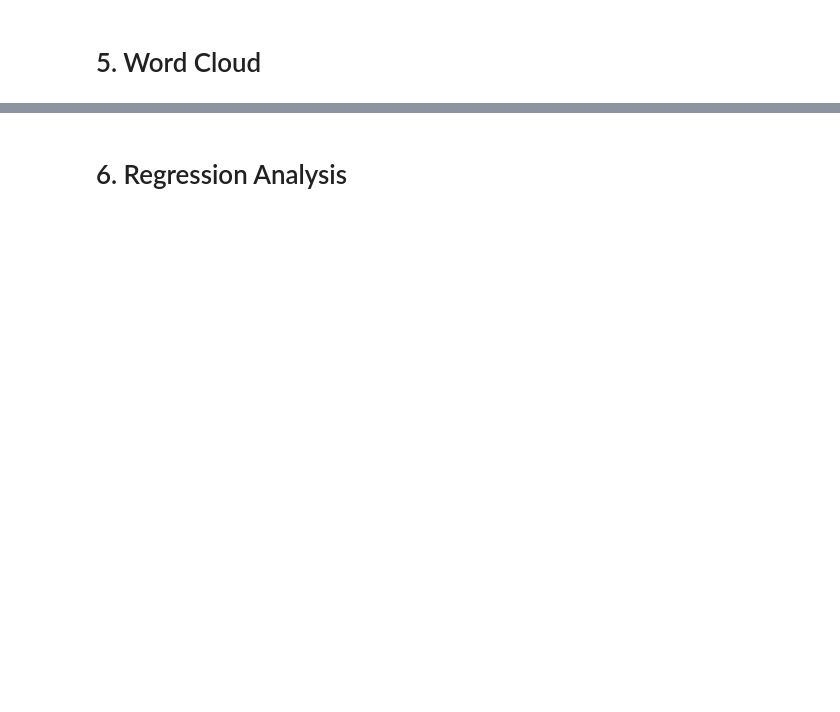
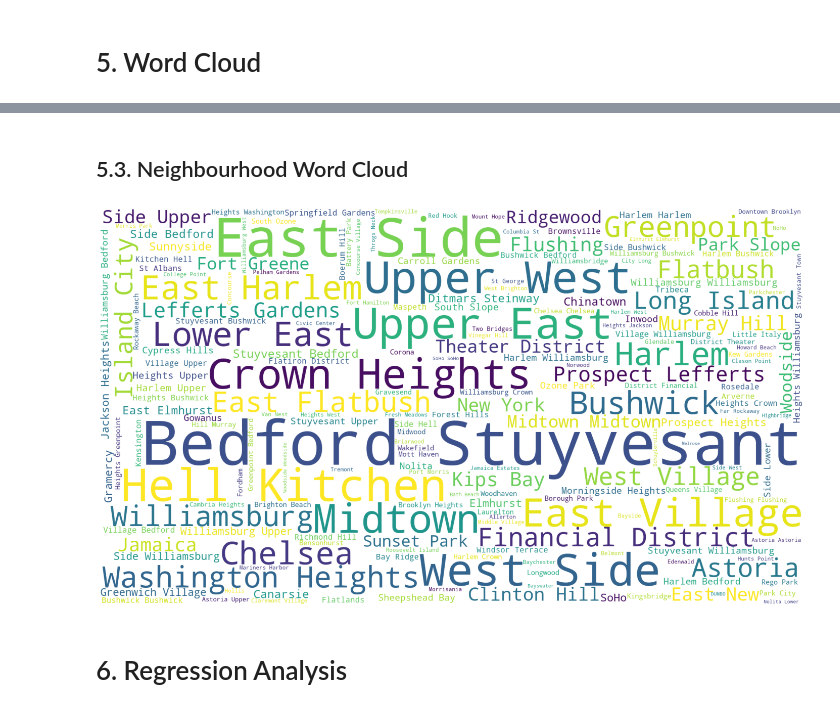
Before and after one commit to tmkhang1999/2022-NYC-Airbnb-Analytics, a Jupyter notebook: analysis.ipynb, the cells around one changed output, grey strips where cells are left out. Drawn from its saved outputs; the diff is of its cells as text; code cells hidden in the pictures; blank space fills up the shorter version.

```diff
--- a/analysis.ipynb
+++ b/analysis.ipynb
@@ -425,2 +553,19 @@ viz_6.show()
+# %% [markdown]
+## 5.3. Neighbourhood Word Cloud
+# %%
+from wordcloud import WordCloud
+
+# Setting figure
+plt.subplots(figsize=(25,15))
+
+# Visualizing the NYC neighborhood in the Word Cloud
+wordcloud = WordCloud(background_color='white',
+                      width=1920, height=1080
+                      ).generate(" ".join(listing_df['neighbourhood_cleansed']))
+plt.imshow(wordcloud)
+plt.axis('off')
+plt.show()
+# %% [output]
+[figure, added]
 # %% [markdown]
 # 6. Regression Analysis
```
Also changed, not shown: parts of 12 cells of this notebook.
